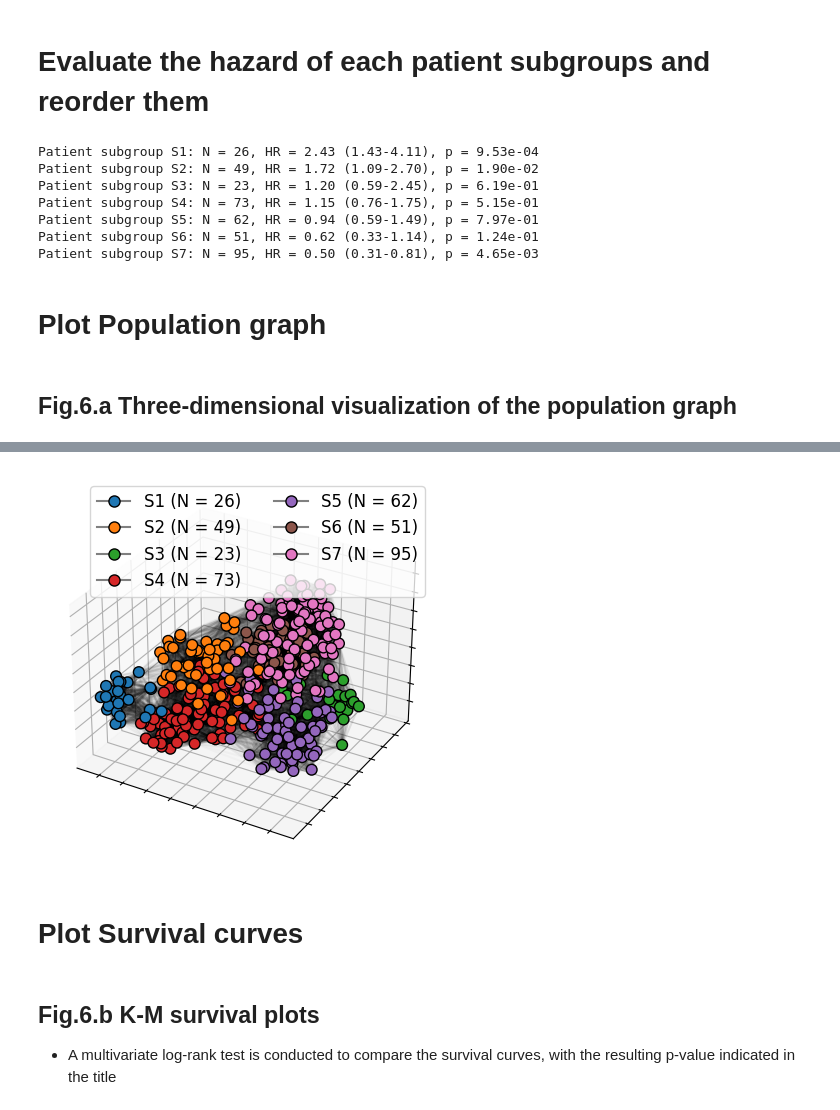
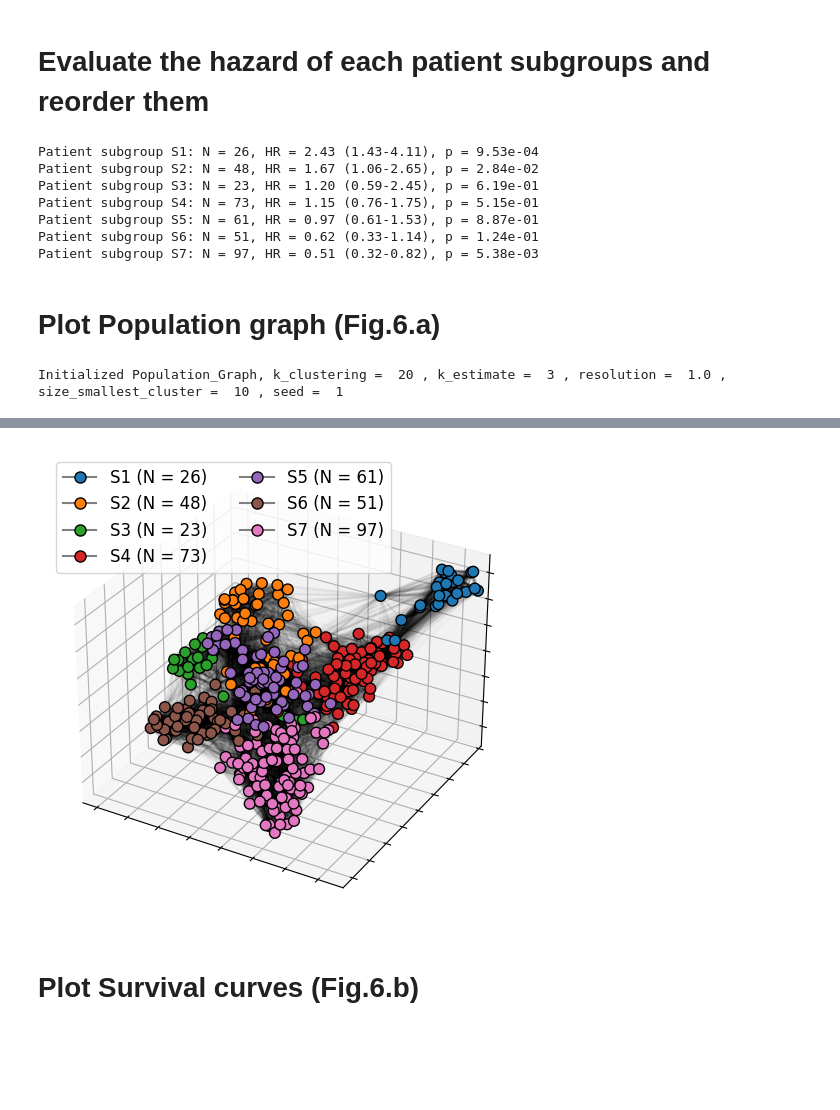
Before and after one commit to JasmineZhen218/BiGraph4TME, a Jupyter notebook: Demo/6_Population_graph_and_Paitent_subgroups.ipynb, the cells around one changed output, grey strips where cells are left out. Saved outputs shown, nothing was run; the diff lists cells and outputs as text; code cells hidden in the pictures; blank space fills up the shorter version.

Commit message:
save discovery set patient ids

```diff
--- a/Demo/6_Population_graph_and_Paitent_subgroups.ipynb
+++ b/Demo/6_Population_graph_and_Paitent_subgroups.ipynb
@@ -171,12 +165,13 @@ print("{} patient communities".format(len(Patient_subgroups)))
 # %% [markdown]
 # Evaluate the hazard of each patient subgroups and reorder them
 # %%
+Patient_ids = bigraph_.Patient_ids
 cph = CoxPHFitter()
 lengths = [
     clinical.loc[
         clinical["metabric_id"] == i, "Disease-specific Survival (Months)"
     ].values[0]
-    for i in Patient_Ids
+    for i in Patient_ids
 ]
 statuses = [
     (
@@ -187,7 +182,7 @@ statuses = [
         == "0:LIVING"
         else 1
     )
-    for i in Patient_Ids
+    for i in Patient_ids
 ]
 for i in range(len(Patient_subgroups)):
     subgroup = Patient_subgroups[i]
@@ -196,7 +191,7 @@ for i in range(len(Patient_subgroups)):
         {
             "length": lengths,
             "status": statuses,
-            "community": np.isin(Patient_Ids, patient_ids),
+            "community": np.isin(Patient_ids, patient_ids),
         }
     )
     cph.fit(
@@ -224,39 +219,47 @@ for i in range(len(Patient_subgroups)):
     )
 # %% [output]
 Patient subgroup S1: N = 26, HR = 2.43 (1.43-4.11), p = 9.53e-04
-Patient subgroup S2: N = 49, HR = 1.72 (1.09-2.70), p = 1.90e-02
+Patient subgroup S2: N = 48, HR = 1.67 (1.06-2.65), p = 2.84e-02
 Patient subgroup S3: N = 23, HR = 1.20 (0.59-2.45), p = 6.19e-01
 Patient subgroup S4: N = 73, HR = 1.15 (0.76-1.75), p = 5.15e-01
-Patient subgroup S5: N = 62, HR = 0.94 (0.59-1.49), p = 7.97e-01
+Patient subgroup S5: N = 61, HR = 0.97 (0.61-1.53), p = 8.87e-01
 Patient subgroup S6: N = 51, HR = 0.62 (0.33-1.14), p = 1.24e-01
-Patient subgroup S7: N = 95, HR = 0.50 (0.31-0.81), p = 4.65e-03
+Patient subgroup S7: N = 97, HR = 0.51 (0.32-0.82), p = 5.38e-03
 # %% [markdown]
-# Plot Population graph
+# Plot Population graph (Fig.6.a)
-# %% [markdown]
-## Fig.6.a Three-dimensional visualization of the population graph
 # %%
-Subgroup_ids = np.zeros(len(Patient_Ids), dtype = object)
-Subgroup_ids[:] = 'Unclassified'
+Subgroup_ids = np.zeros(len(Patient_ids), dtype=object)
+Subgroup_ids[:] = "Unclassified"
 for i in range(len(Patient_subgroups)):
     subgroup = Patient_subgroups[i]
-    subgroup_id = subgroup['subgroup_id']
+    subgroup_id = subgroup["subgroup_id"]
     patient_ids = subgroup["patient_ids"]
-    Subgroup_ids[np.isin(Patient_Ids, patient_ids)] = subgroup_id
+    Subgroup_ids[np.isin(Patient_ids, patient_ids)] = subgroup_id
 color_palette = {
-    'Unclassified': "white",
-    'S1': sns.color_palette("tab10")[0],
-    'S2': sns.color_palette("tab10")[1],
-    'S3': sns.color_palette("tab10")[2],
-    'S4': sns.color_palette("tab10")[3],
-    'S5': sns.color_palette("tab10")[4],
-    'S6': sns.color_palette("tab10")[5],
-    'S7': sns.color_palette("tab10")[6],
-    'S8': sns.color_palette("tab10")[7],
-    'S9': sns.color_palette("tab10")[8],
-    'S10': sns.color_palette("tab10")[9],
+    "Unclassified": "white",
+    "S1": sns.color_palette("tab10")[0],
+    "S2": sns.color_palette("tab10")[1],
+    "S3": sns.color_palette("tab10")[2],
+    "S4": sns.color_palette("tab10")[3],
+    "S5": sns.color_palette("tab10")[4],
+    "S6": sns.color_palette("tab10")[5],
+    "S7": sns.color_palette("tab10")[6],
+    "S8": sns.color_palette("tab10")[7],
+    "S9": sns.color_palette("tab10")[8],
+    "S10": sns.color_palette("tab10")[9],
 }
+# For visualization purpose, we make nodes distant from each other
+Population_graph_for_visualization  = Population_Graph(
+    k_clustering=20
+).generate(
+    bigraph_.Similarity_matrix, Patient_ids
+)  # generate population graph
 pos = nx.spring_layout(
-    Population_graph, seed=3, k=1 / (np.sqrt(397)) * 10, iterations=100, dim=3
+    Population_graph_for_visualization,
+    seed=3,
+    k=1 / (np.sqrt(397)) * 10,
+    iterations=100,
+    dim=3,
 )
 fig = plt.figure(figsize=(5, 5), tight_layout=True)
 ax = fig.add_subplot(111, projection="3d")
@@ -289,7 +292,7 @@ ax.set(
     zlim=(np.min(node_xyz[:, 2]), np.max(node_xyz[:, 2])),
 )
 handles = []
-if np.sum(Subgroup_ids == 'Unclassified') > 0:
+if np.sum(Subgroup_ids == "Unclassified") > 0:
     handles.append(
         Line2D(
             [0],
@@ -297,14 +300,16 @@ if np.sum(Subgroup_ids == 'Unclassified') > 0:
             marker="o",
             color="white",
             markerfacecolor="white",
-            label="Unclassified (N = {})".format(np.sum(Subgroup_ids == 'Unclassified')),
+            label="Unclassified (N = {})".format(
+                np.sum(Subgroup_ids == "Unclassified")
+            ),
             markeredgecolor="black",
             markeredgewidth=1,
             markersize=8,
         )
     )
 for subgroup in Patient_subgroups:
-    subgroup_id = subgroup['subgroup_id']
+    subgroup_id = subgroup["subgroup_id"]
     handles.append(
         Line2D(
             [0],
@@ -312,7 +317,9 @@ for subgroup in Patient_subgroups:
             marker="o",
             color="grey",
             markerfacecolor=color_palette[subgroup_id],
-            label="{} (N = {})".format(subgroup_id, np.sum(Subgroup_ids == subgroup_id)),
+            label="{} (N = {})".format(
+                subgroup_id, np.sum(Subgroup_ids == subgroup_id)
+            ),
             markeredgecolor="black",
             markeredgewidth=1,
             markersize=8,
@@ -321,5 +328,5 @@ for subgroup in Patient_subgroups:
 
 ax.legend(handles=handles, fontsize=12, ncols=2)
 ax.set(yticklabels=[], xticklabels=[], zticklabels=[])
-plt.show()
 # %% [output]
+Initialized Population_Graph, k_clustering =  20 , k_estimate =  3 , resolution =  1.0 , size_smallest_cluster =  10 , seed =  1
@@ -326,9 +350,6 @@ plt.show()
-[figure, old version]
+[figure, new version]
 # %% [markdown]
-# Plot Survival curves
+# Plot Survival curves (Fig.6.b)
-# %% [markdown]
-## Fig.6.b K-M survival plots
-- A multivariate log-rank test is conducted to compare the survival curves, with the resulting p-value indicated in the title
 # %%
 kmf = KaplanMeierFitter()
 f, ax = plt.subplots(figsize=(5,5))
```
Also changed, not shown: parts of 7 cells of this notebook, 4 other files.
